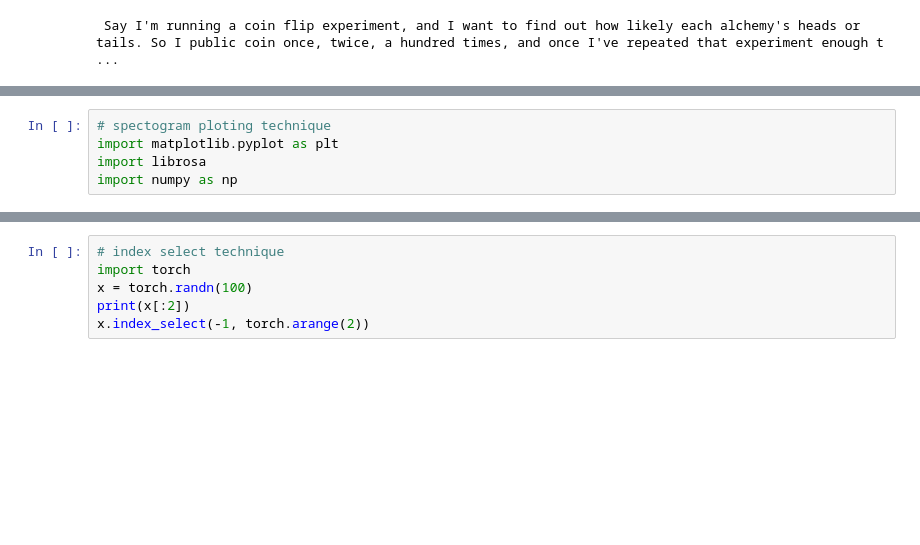
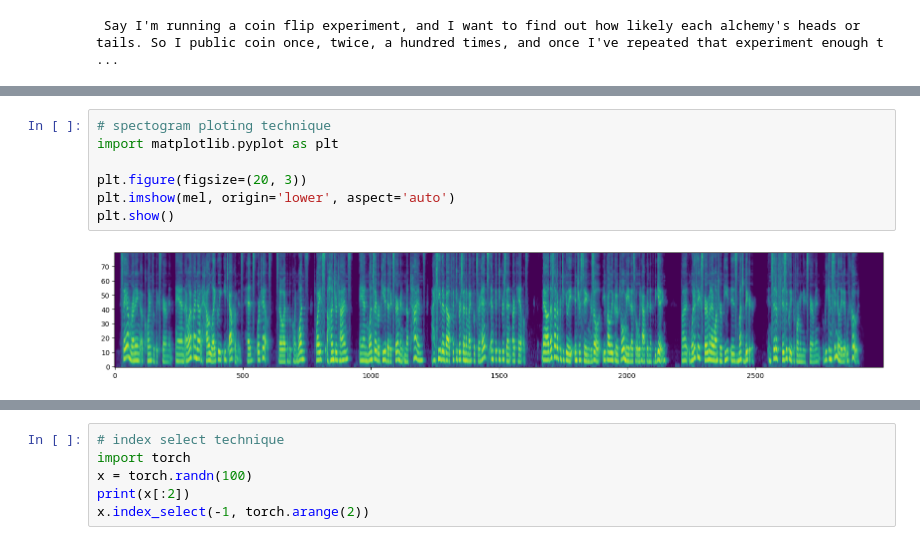
Before and after one commit to arun477/whisper-finetuning, a Jupyter notebook: main.ipynb, the cells around one changed output, grey strips where cells are left out. Saved outputs shown, nothing was run; the diff lists cells and outputs as text; blank space fills up the shorter version.

```diff
--- a/main.ipynb
+++ b/main.ipynb
@@ -91,5 +104,9 @@ mel spec shape torch.Size([80, 3000])
 # %%
 # spectogram ploting technique
 import matplotlib.pyplot as plt
-import librosa
-import numpy as np
+
+plt.figure(figsize=(20, 3))
+plt.imshow(mel, origin='lower', aspect='auto')
+plt.show()
+# %% [output]
+[figure, added]
```
Also changed, not shown: parts of 3 cells of this notebook.
